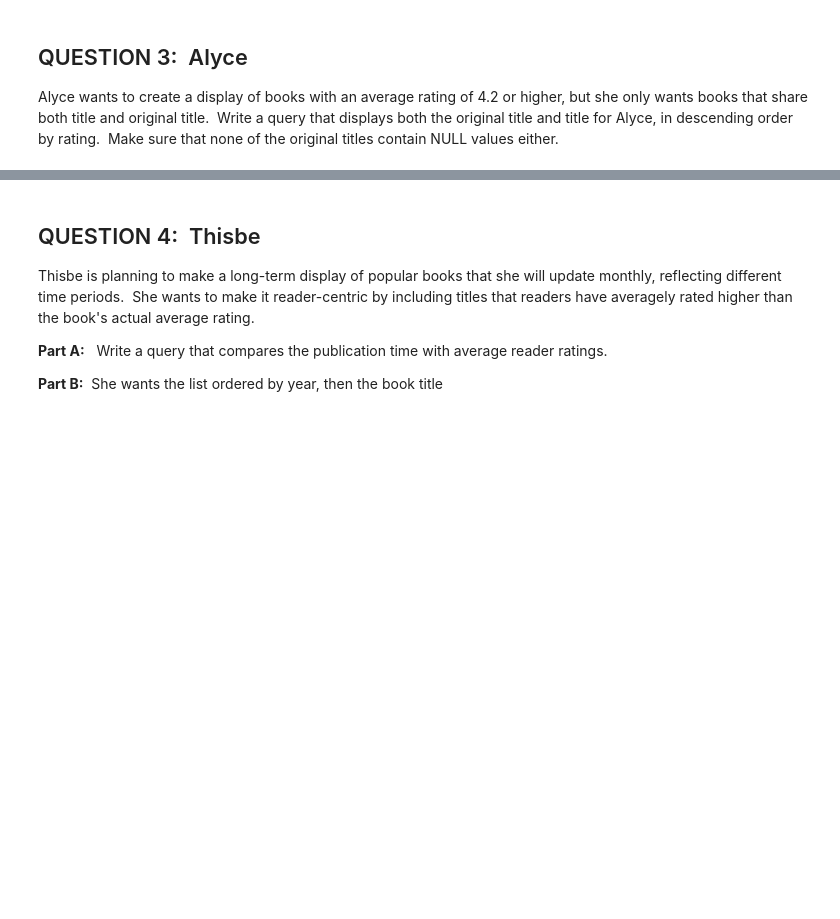
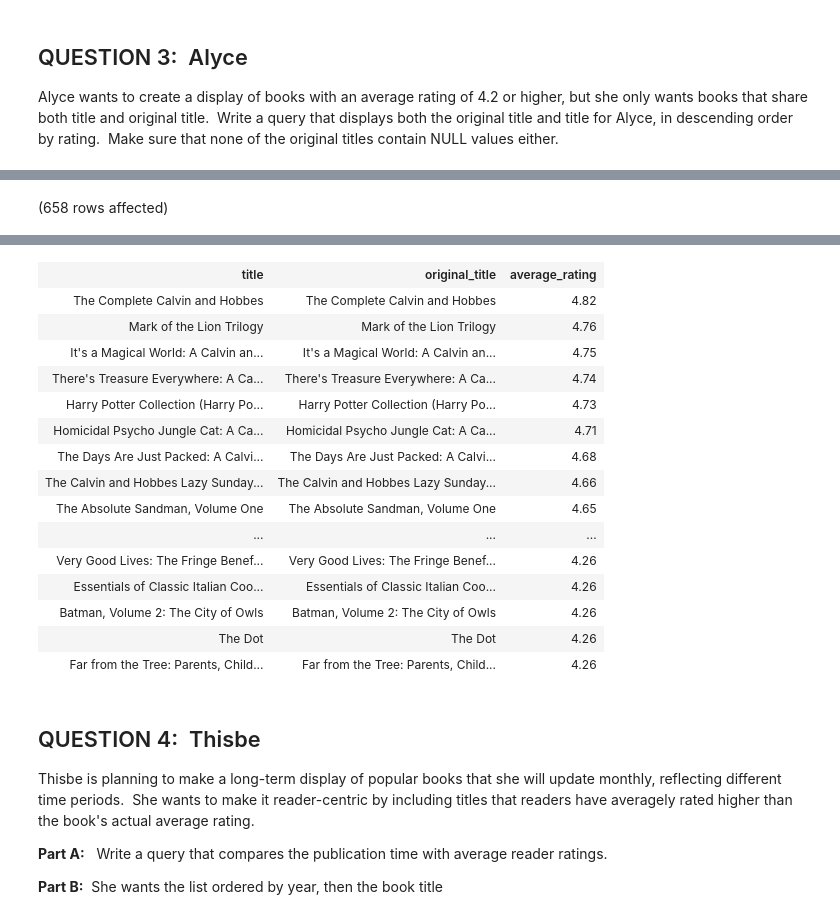
Before and after one commit to e3la/SQL-Part-4-Studio, a Jupyter notebook: Notebook-0.ipynb, the cells around one changed output, grey strips where cells are left out. Saved outputs shown, nothing was run; the diff lists cells and outputs as text; code cells hidden in the pictures; blank space fills up the shorter version.

```diff
--- a/Notebook-0.ipynb
+++ b/Notebook-0.ipynb
@@ -88,0 +178,9 @@ Total execution time: 00:00:00.048
+# %%
+-- Code here:
+use BooksDB
+select title, original_title, average_rating
+from books
+where original_title = title and average_rating >= 4.2
+order by average_rating DESC
+# %% [output]
+(658 rows affected)
@@ -89,3 +188,19 @@ Total execution time: 00:00:00.048
+| title | original_title | average_rating |
+| The Complete Calvin and Hobbes | The Complete Calvin and Hobbes | 4.82 |
+| Mark of the Lion Trilogy | Mark of the Lion Trilogy | 4.76 |
+| It's a Magical World: A Calvin an... | It's a Magical World: A Calvin an... | 4.75 |
+| There's Treasure Everywhere: A Ca... | There's Treasure Everywhere: A Ca... | 4.74 |
+| Harry Potter Collection (Harry Po... | Harry Potter Collection (Harry Po... | 4.73 |
+| Homicidal Psycho Jungle Cat: A Ca... | Homicidal Psycho Jungle Cat: A Ca... | 4.71 |
+| The Days Are Just Packed: A Calvi... | The Days Are Just Packed: A Calvi... | 4.68 |
+| The Calvin and Hobbes Lazy Sunday... | The Calvin and Hobbes Lazy Sunday... | 4.66 |
+| The Absolute Sandman, Volume One | The Absolute Sandman, Volume One | 4.65 |
+| ... | ... | ... |
+| Very Good Lives: The Fringe Benef... | Very Good Lives: The Fringe Benef... | 4.26 |
+| Essentials of Classic Italian Coo... | Essentials of Classic Italian Coo... | 4.26 |
+| Batman, Volume 2: The City of Owls | Batman, Volume 2: The City of Owls | 4.26 |
+| The Dot | The Dot | 4.26 |
+| Far from the Tree: Parents, Child... | Far from the Tree: Parents, Child... | 4.26 |
 # %% [markdown]
 ## QUESTION 4:  Thisbe
 
```
Also changed, not shown: parts of 6 cells of this notebook.
